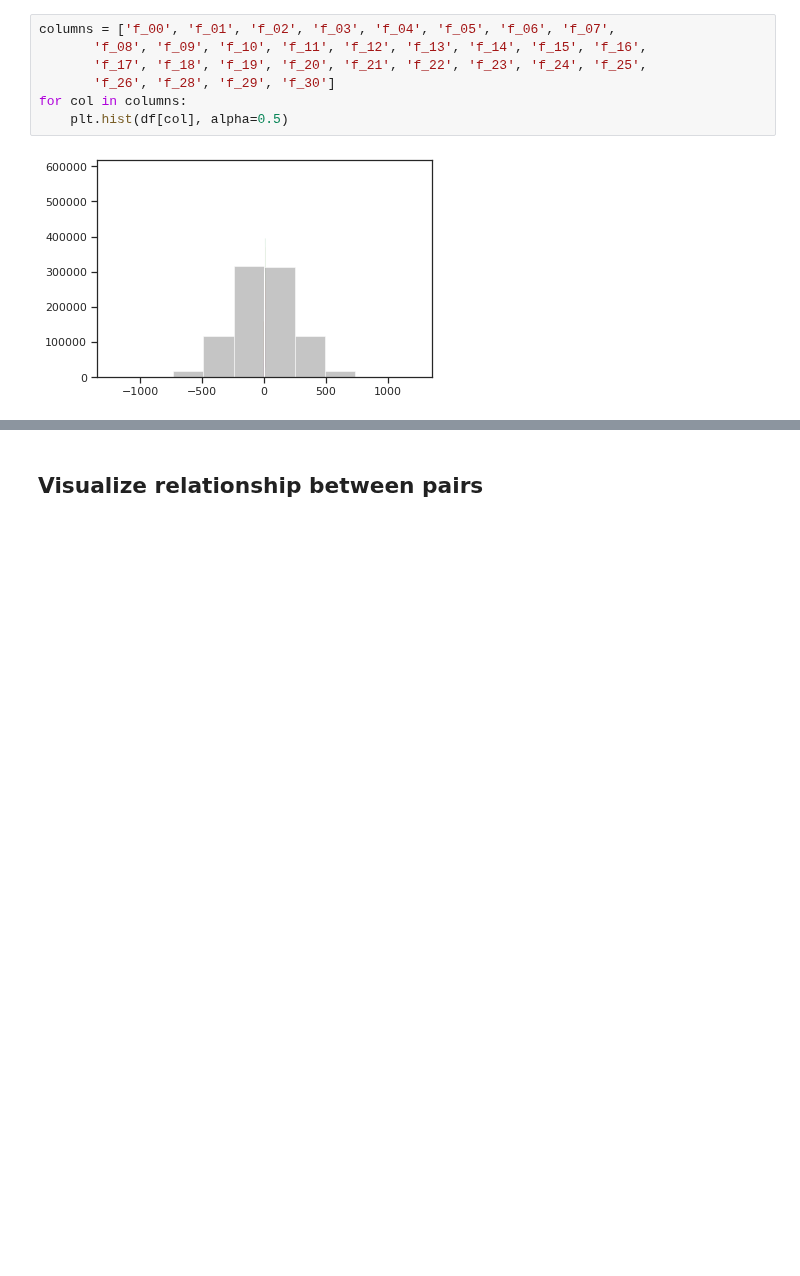
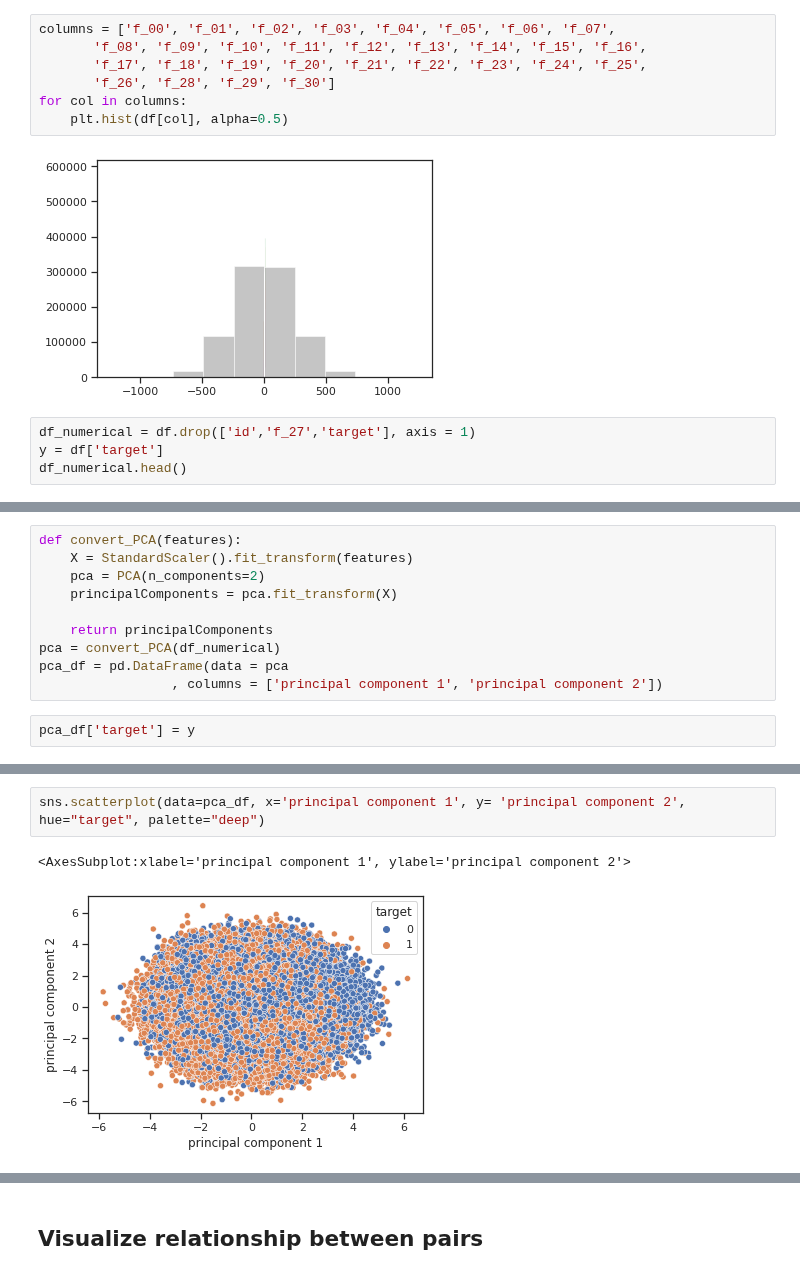
Before and after one commit to silvererudite/30-for-30-ml-projects, a Jupyter notebook: kaggle-competitions/may-tabular-exploration.ipynb, the cells around one changed output, grey strips where cells are left out. Saved outputs shown, nothing was run; the diff lists cells and outputs as text; blank space fills up the shorter version.

```diff
--- a/kaggle-competitions/may-tabular-exploration.ipynb
+++ b/kaggle-competitions/may-tabular-exploration.ipynb
@@ -126,3 +110,7 @@ for col in columns:
     plt.hist(df[col], alpha=0.5)
 # %% [output]
 [figure]
+# %%
+df_numerical = df.drop(['id','f_27','target'], axis = 1)
+y = df['target']
+df_numerical.head()
@@ -128,0 +125,12 @@ for col in columns:
+# %%
+def convert_PCA(features):
+    X = StandardScaler().fit_transform(features)
+    pca = PCA(n_components=2)
+    principalComponents = pca.fit_transform(X)
+
+    return principalComponents
+pca = convert_PCA(df_numerical)
+pca_df = pd.DataFrame(data = pca
+                 , columns = ['principal component 1', 'principal component 2'])
+# %%
+pca_df['target'] = y
@@ -128,0 +146,5 @@ for col in columns:
+# %%
+sns.scatterplot(data=pca_df, x='principal component 1', y= 'principal component 2', hue="target", palette="deep")
+# %% [output]
+<AxesSubplot:xlabel='principal component 1', ylabel='principal component 2'>
+[figure, added]
```
Also changed, not shown: parts of 13 cells of this notebook.
